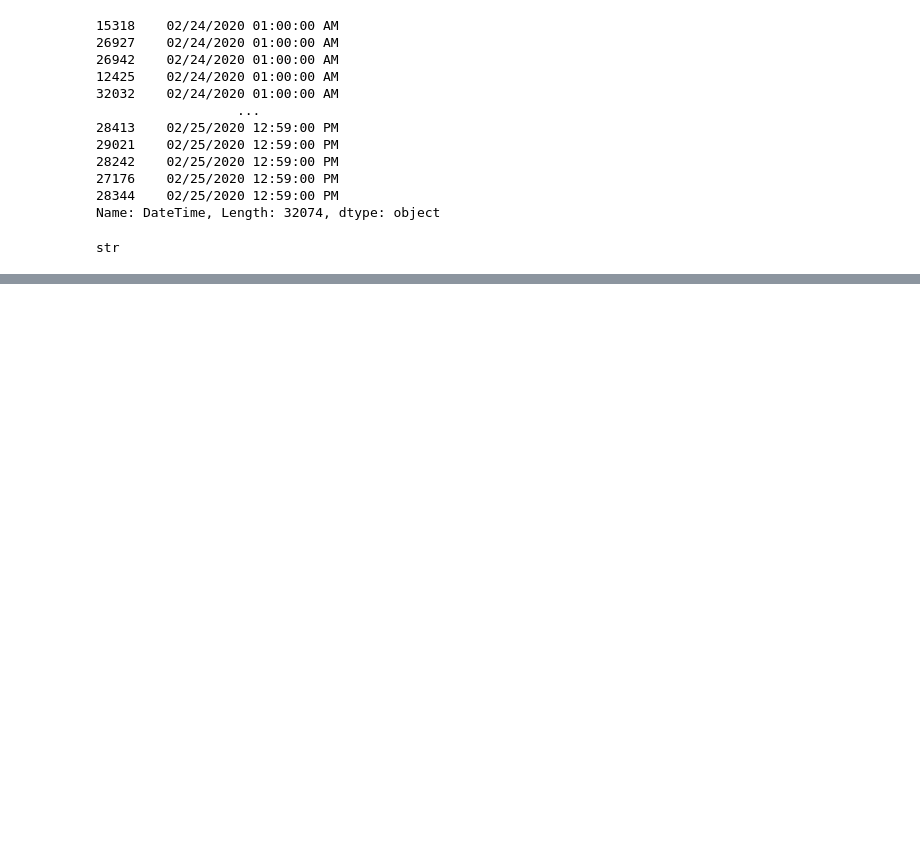
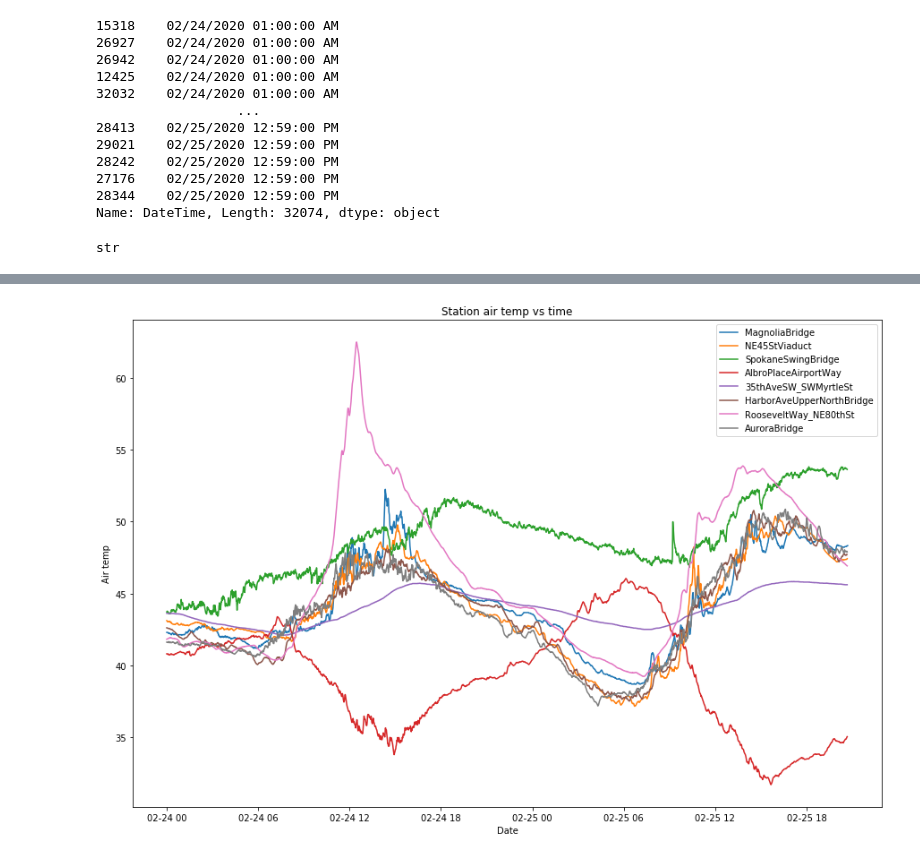
Before and after one commit to nkitts96/projects, a Jupyter notebook: pandas lecture.ipynb, the cells around one changed output, grey strips where cells are left out. Saved outputs shown, nothing was run; the diff lists cells and outputs as text; code cells hidden in the pictures; blank space fills up the shorter version.

```diff
--- a/pandas lecture.ipynb
+++ b/pandas lecture.ipynb
@@ -136,0 +201,14 @@ Name: StationName, Length: 32074, dtype: object
+# %%
+# We're going to use a for loop here to insert series for all 'StationNames
+fig, ax = plt.subplots(figsize=(15,10))
+
+for station in data.StationName.unique():
+    x = data[data.StationName == station].DateTime
+    y =data[data.StationName == station].AirTemperature
+    ax.plot(x,y,label=station)
+ax.legend()
+ax.set_xlabel("Date")
+ax.set_ylabel("Air temp")
+ax.title.set_text('Station air temp vs time')
+# %% [output]
+[figure, added]
```
Also changed, not shown: parts of 13 cells of this notebook, 1 other file.
